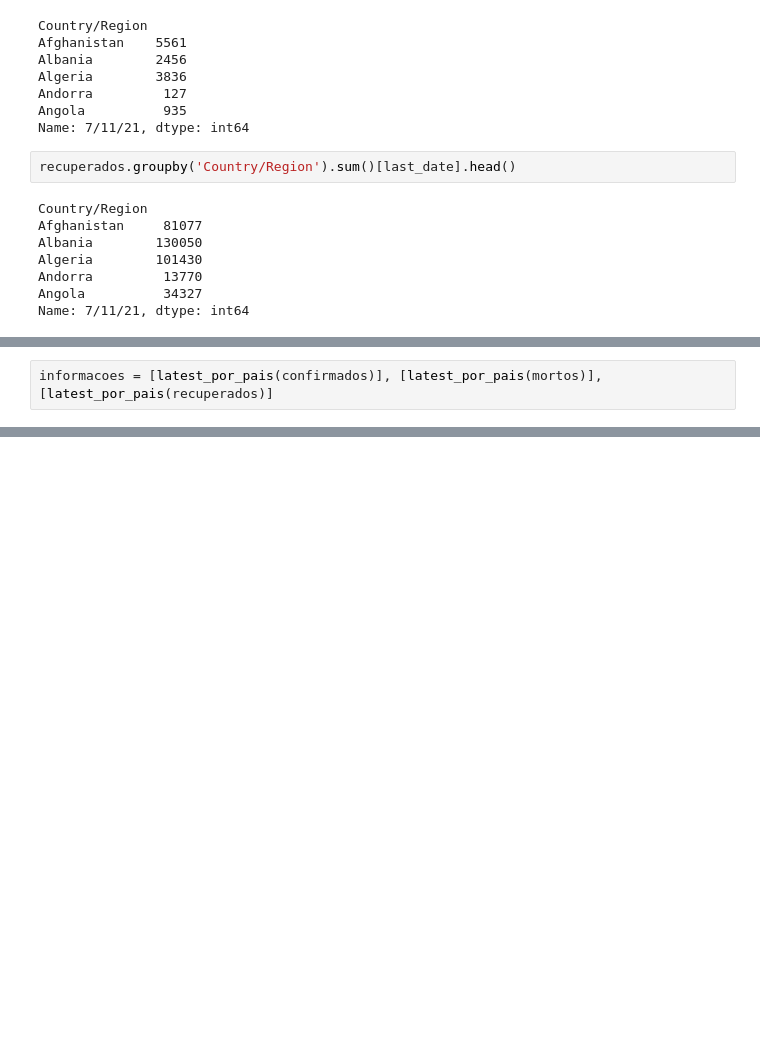
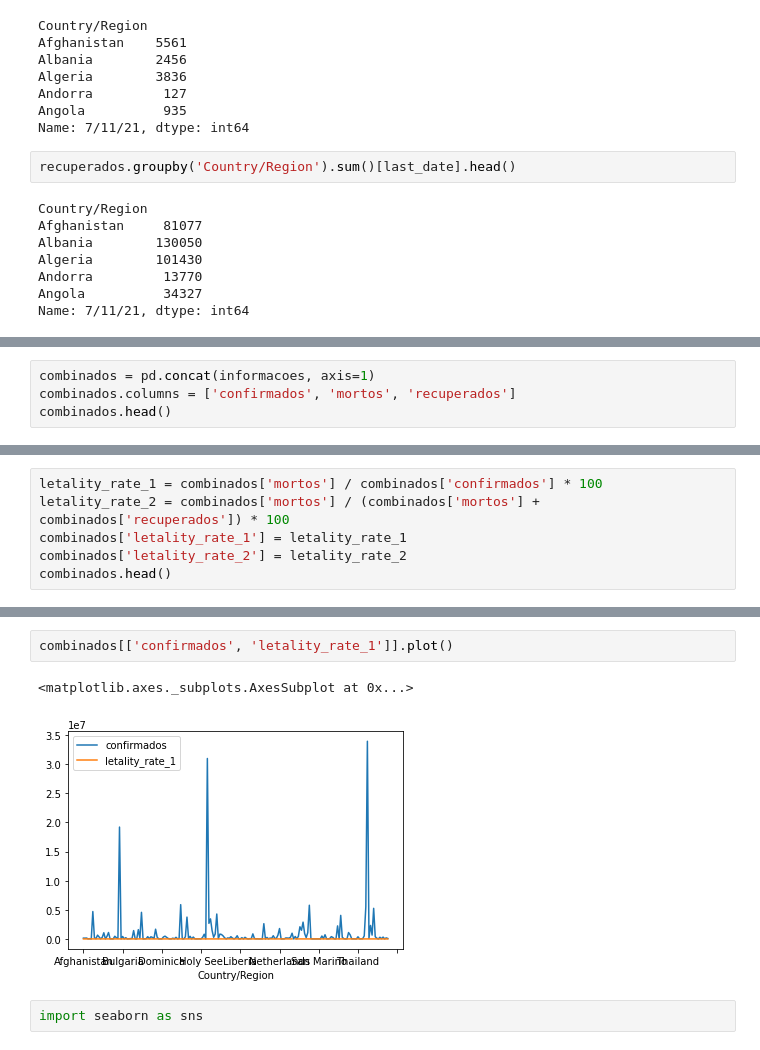
Before and after one commit to Helsonfs/Estudos_data_science_cvirus, a Jupyter notebook: Estudos_Data_Science_Covid_19.ipynb, the cells around one changed output, grey strips where cells are left out. Cells and saved outputs as stored; diff of their text form; blank space fills up the shorter version.

```diff
--- a/Estudos_Data_Science_Covid_19.ipynb
+++ b/Estudos_Data_Science_Covid_19.ipynb
@@ -284,2 +291,0 @@ latest_por_pais(confirmados).head()
-# %%
-informacoes = [latest_por_pais(confirmados)], [latest_por_pais(mortos)], [latest_por_pais(recuperados)]
@@ -289,0 +316,4 @@ TypeError: ignored
+# %%
+combinados = pd.concat(informacoes, axis=1)
+combinados.columns = ['confirmados', 'mortos', 'recuperados']
+combinados.head()
@@ -289,0 +337,6 @@ TypeError: ignored
+# %%
+letality_rate_1 = combinados['mortos'] / combinados['confirmados'] * 100
+letality_rate_2 = combinados['mortos'] / (combinados['mortos'] + combinados['recuperados']) * 100
+combinados['letality_rate_1'] = letality_rate_1
+combinados['letality_rate_2'] = letality_rate_2
+combinados.head()
@@ -289,0 +361,7 @@ TypeError: ignored
+# %%
+combinados[['confirmados', 'letality_rate_1']].plot()
+# %% [output]
+<matplotlib.axes._subplots.AxesSubplot at 0x...>
+[figure, added]
+# %%
+import seaborn as sns
```
Also changed, not shown: parts of 29 cells of this notebook.
